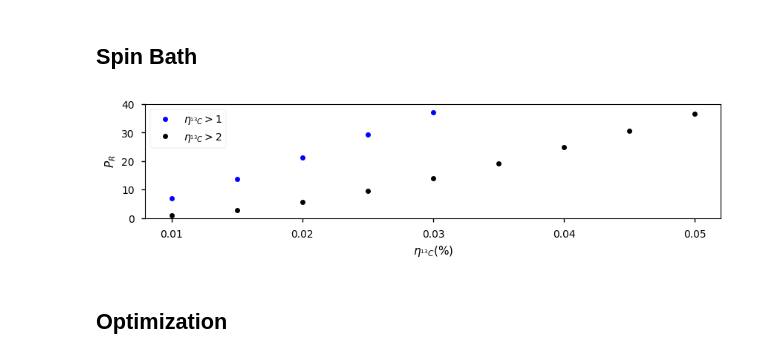
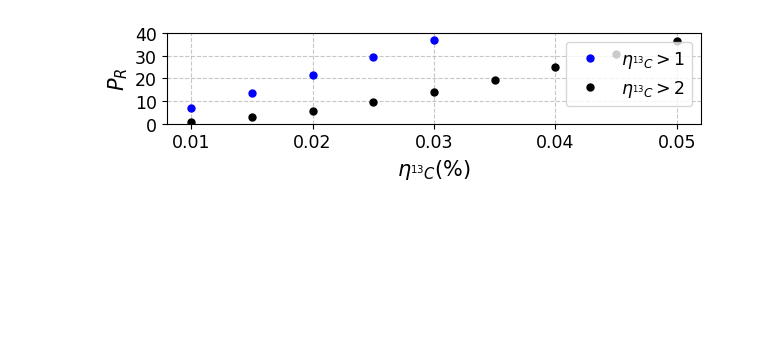
Before and after one commit to dehe1011/NVcenter, a Jupyter notebook: development/demonstration.ipynb, the cells around one changed output. Cells and saved outputs as stored; diff of their text form; code cells hidden in the pictures; blank space fills up the shorter version.

```diff
--- a/development/demonstration.ipynb
+++ b/development/demonstration.ipynb
@@ -5,3 +7,6 @@
 import os
 ROOT_DIR = os.getcwd()[:os.getcwd().rfind('NVcenter')]+ 'NVcenter'
 os.chdir(ROOT_DIR)
+
+from NVcenter import *
+plt.style.use('qDNA-default')
@@ -94,14 +103,12 @@ plt.show()
-# %% [markdown]
-## Spin Bath
 # %%
 # Fig. 3 in Dominik's paper (binomial distribution)
 
 rmin, rmax = 0, 1.8e-9
 volume = 4/3 * np.pi * (rmax**3 - rmin**3)
 
-a_C = DEFAULTS['a_C'] # lattice constant for carbon
+a_C = CONST['a_C'] # lattice constant for carbon
 V_unit = a_C**3 # volume of the unit cell
-N_unit = DEFAULTS['N_unit'] # number of carbon atoms per unit cell
+N_unit = CONST['N_unit'] # number of carbon atoms per unit cell
 n = N_unit/V_unit # density of carbon atoms
 N =  int(volume * n) # number of carbon atoms
 
@@ -116,22 +123,20 @@ for abundancy in abundancies:
     more_than_one.append( 1- zero_C13 - one_C13 )
     more_than_two.append( 1- zero_C13 - one_C13 - two_C13 )
 # %%
-fig, ax = plt.subplots(figsize=(10,2))
+fig, ax = plt.subplots(figsize=(6.4, 4.8//2))
 
 ax.plot(abundancies, more_than_one, 'b.', markersize=10, label=r'$\eta_{^{13}C}>1$')
 ax.plot(abundancies, more_than_two, 'k.', markersize=10, label=r'$\eta_{^{13}C}>2$')
 
 # plot settings
 ax.set_ylabel(r'$P_R$')
 ax.set_xlabel(r'$\eta_{^{13}C} (\%)$')
 ax.set_ylim(0, 0.4)
 # ax.set_xlim(0.01e-2, 0.05e-2)
 ax.legend()
 ax.set_xticks([0.01e-2, 0.02e-2, 0.03e-2, 0.04e-2, 0.05e-2], [0.01, 0.02, 0.03, 0.04, 0.05])
 ax.set_yticks([0, 0.1, 0.2, 0.3, 0.4], [0, 10, 20, 30, 40])
 
 plt.show()
 # %% [output]
-[figure, old version]
+[figure, new version]
-# %% [markdown]
-## Optimization
```
Also changed, not shown: parts of 17 cells of this notebook, 23 other files.
